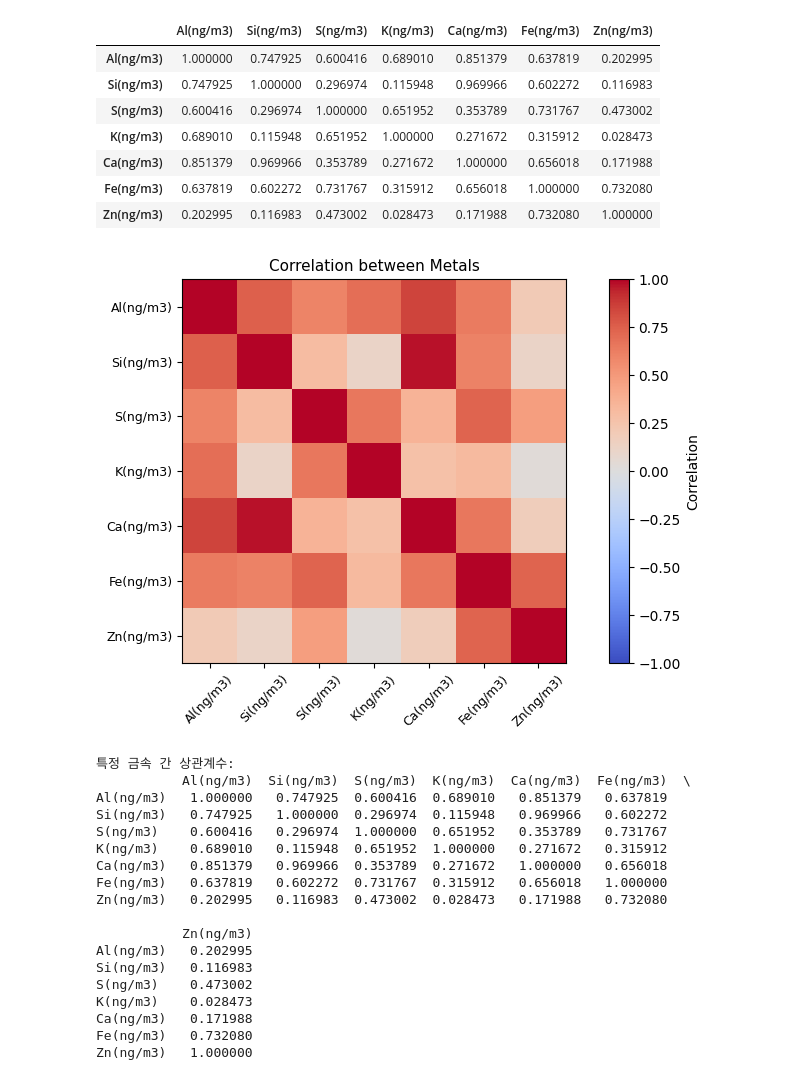
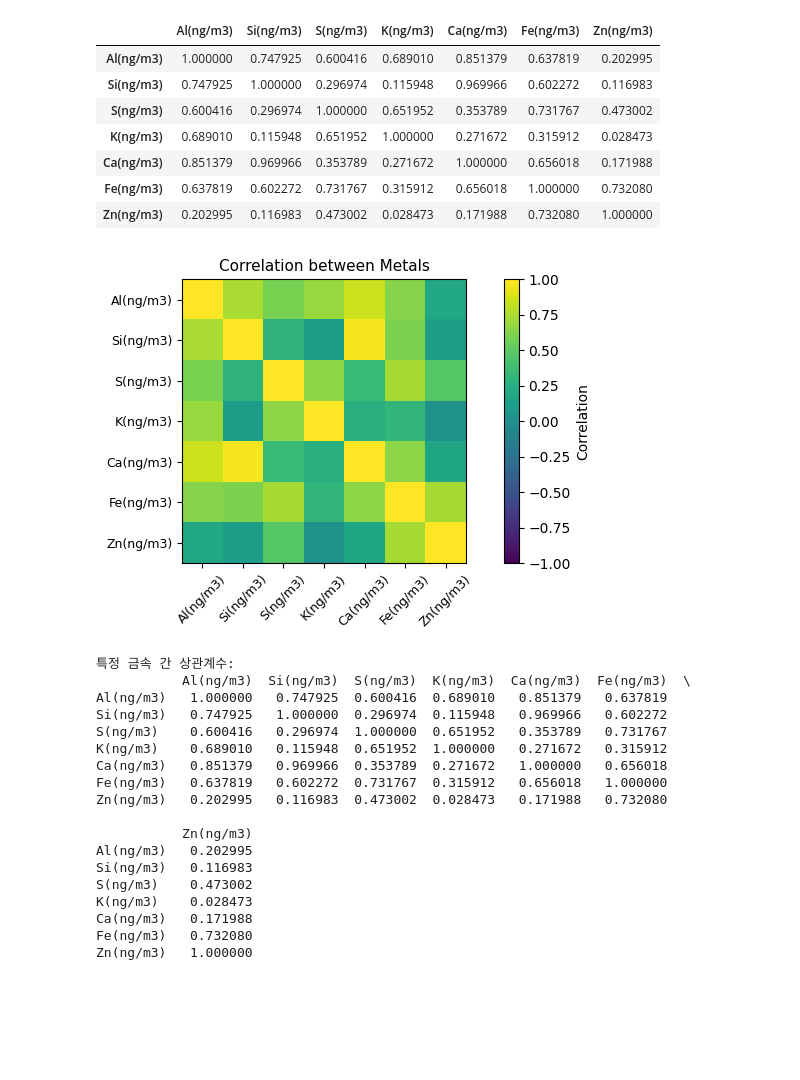
Before and after one commit to hyen0322/Data, a Jupyter notebook: Correlation between Metals.ipynb, the cells around one changed output. Cells and saved outputs as stored; diff of their text form; code cells hidden in the pictures; blank space fills up the shorter version.

```diff
--- a/Correlation between Metals.ipynb
+++ b/Correlation between Metals.ipynb
@@ -54,20 +54,20 @@ corr_matrix.head(7)
 | Zn(ng/m3) | 0.202995 | 0.116983 | 0.473002 | 0.028473 | 0.171988 | 0.732080 | 1.000000 |
 # %%
 # 히트맵
-plt.figure(figsize=(9,5))
-plt.imshow(corr_matrix, cmap='coolwarm', vmin=-1, vmax=1)
+plt.figure(figsize=(8,4))
+plt.imshow(corr_matrix, cmap='viridis', vmin=-1, vmax=1)
 plt.colorbar(label='Correlation')
 plt.xticks(range(len(target_metals)), target_metals, rotation=45, fontsize=9)
 plt.yticks(range(len(target_metals)), target_metals, fontsize=9)
 plt.title('Correlation between Metals', fontsize=11)
 plt.tight_layout()
 plt.show()
 
 # 상관계수 결과 출력
 print("특정 금속 간 상관계수:")
 print(corr_matrix)
 # %% [output]
-[figure, old version]
+[figure, new version]
 특정 금속 간 상관계수:
            Al(ng/m3)  Si(ng/m3)  S(ng/m3)  K(ng/m3)  Ca(ng/m3)  Fe(ng/m3)  \
 Al(ng/m3)   1.000000   0.747925  0.600416  0.689010   0.851379   0.637819
```
